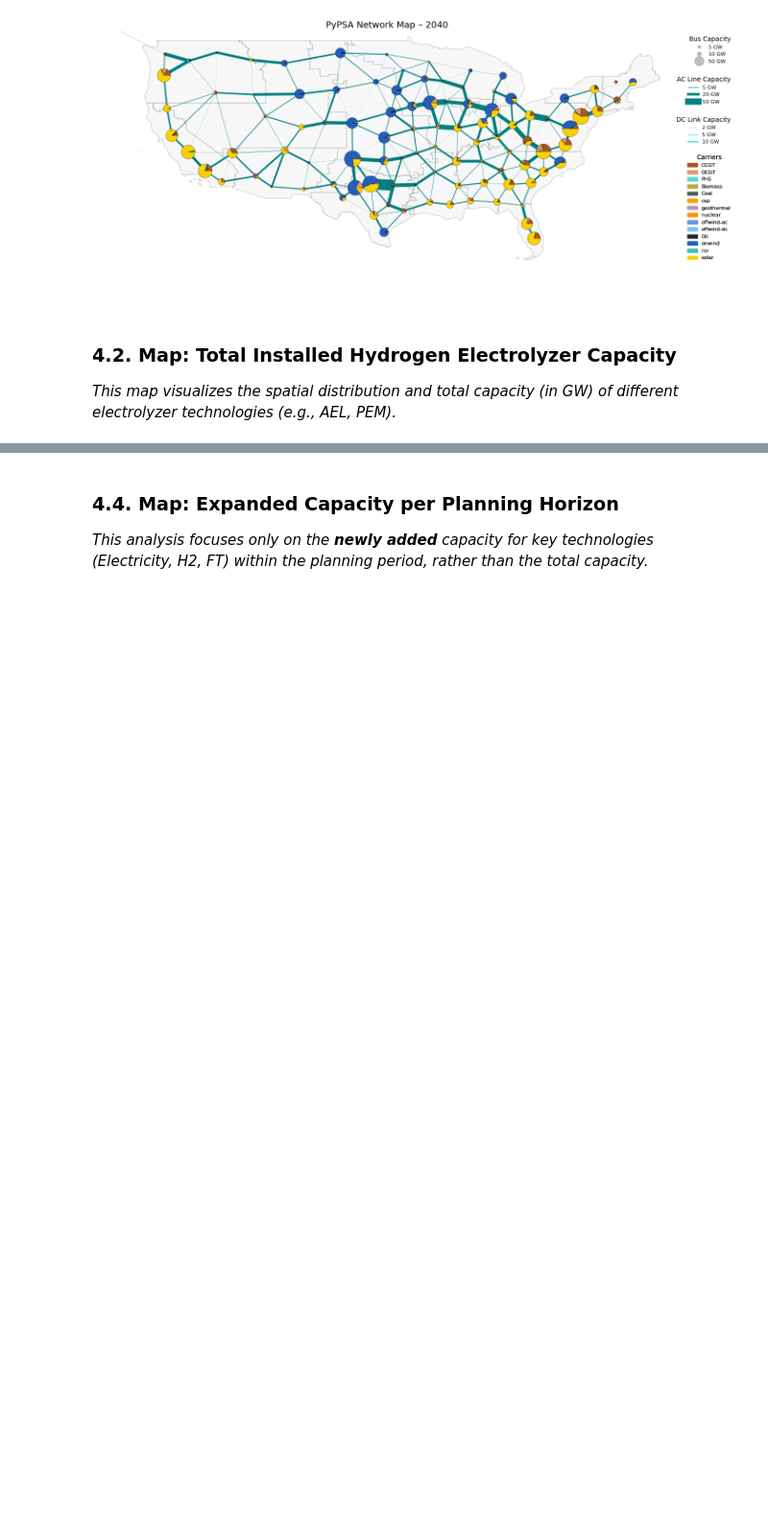
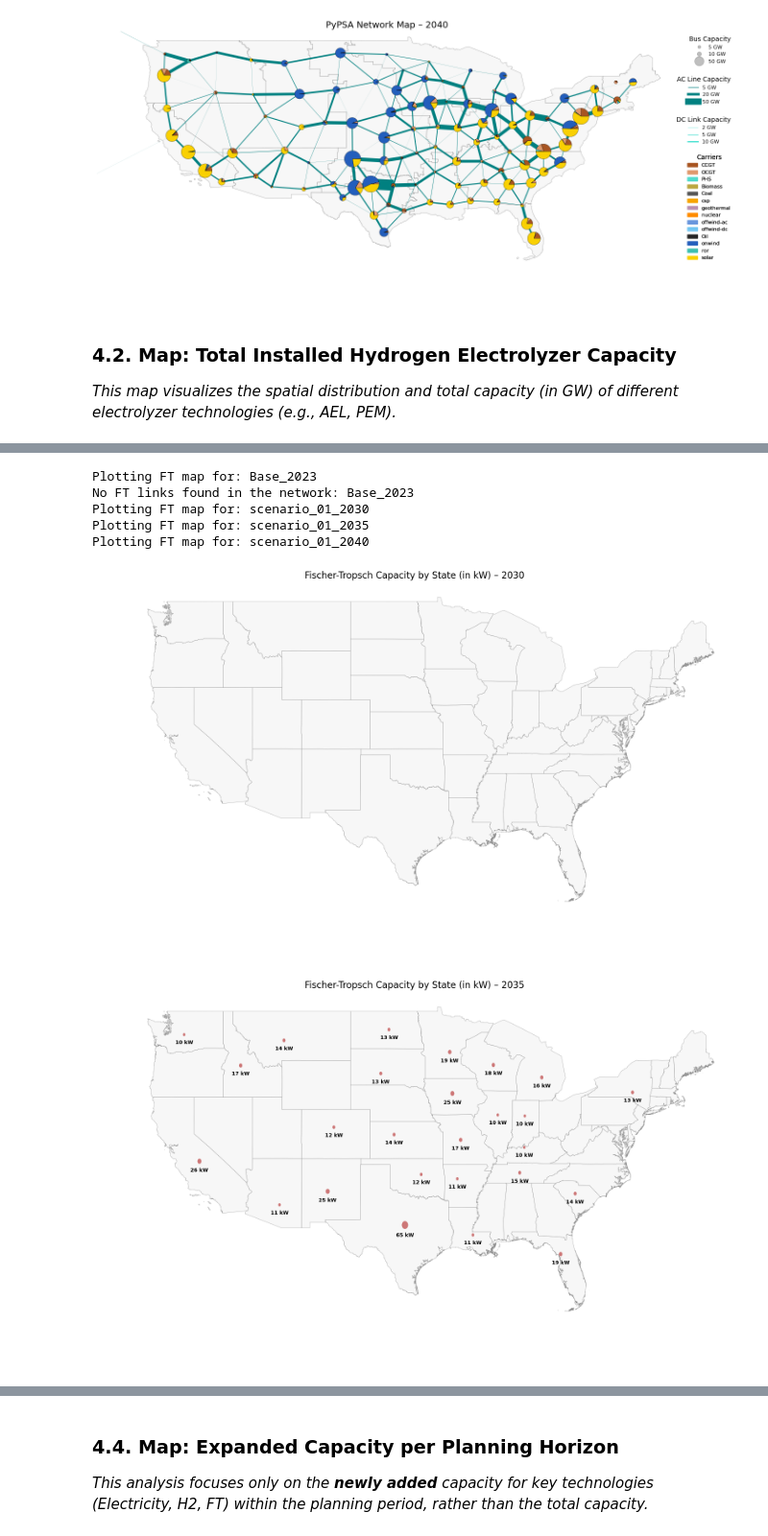
Before and after one commit to open-energy-transition/efuels-supply-potentials, a Jupyter notebook: notebooks/scenario_analysis_single.ipynb, the cells around one changed output, grey strips where cells are left out. Shown at 96% size. Drawn from its saved outputs; the diff is of its cells as text; code cells hidden in the pictures; blank space fills up the shorter version.

Commit message:
update FT capacity plots

```diff
--- a/notebooks/scenario_analysis_single.ipynb
+++ b/notebooks/scenario_analysis_single.ipynb
@@ -124,7 +124,7 @@ Loaded: scenario_01_2040
  Uploaded networks:
 ['Base_2023', 'scenario_01_2030', 'scenario_01_2035', 'scenario_01_2040']
 # %%
-region_shapes_path = project_root / "needs_grid_regions_aggregated.geojson"
+grid_region_shapes_path = project_root / "needs_grid_regions_aggregated.geojson"
 state_shapes_path = project_root / "gadm41_USA_1.json"
 # %%
 tech_colors = {
@@ -751,7 +751,7 @@ def compute_data_center_load(network):
     """
     Compute data center load by grid region and by state
     """
-    n = attach_grid_region_to_buses(network, region_shapes_path)
+    n = attach_grid_region_to_buses(network, grid_region_shapes_path)
     n = attach_state_to_buses(network, state_shapes_path)
 
     data_center_loads = n.loads.query("carrier in 'data center'")
@@ -869,7 +869,7 @@ def fill_missing_nice_names(n, nice_names):
         else:
             print(f"No nice_name found for '{idx}' in nice_names dictionary.")
 
-regions_onshore = gpd.read_file(region_shapes_path)
+regions_onshore = gpd.read_file(grid_region_shapes_path)
 
 # Prepare Data for Plotting
 gen_p_nom_opt = n.generators.groupby(["bus", "carrier"]).p_nom_opt.sum()
@@ -1330,5 +1325,0 @@ n = networks["Scenario A"].copy()
-# %%
-ft_links = n.links[
-        n.links['carrier'].str.contains('FT|Fischer|Tropsch', case=False, na=False) |
-        n.links.index.str.contains('FT|Fischer|Tropsch', case=False, na=False)
-    ].copy()
@@ -1431,0 +1401,17 @@ def create_ft_capacity_map(network, path_shapes, distance_crs=4326, min_capacity
+# %%
+for name, net in networks.items():
+    print(f"Plotting FT map for: {name}")
+    fig, ax, data = create_ft_capacity_map(
+        net.copy(),
+        path_shapes=state_shapes_path,
+        network_name=name,
+        min_capacity_kw=10
+    )
+# %% [output]
+Plotting FT map for: Base_2023
+No FT links found in the network: Base_2023
+Plotting FT map for: scenario_01_2030
+Plotting FT map for: scenario_01_2035
+Plotting FT map for: scenario_01_2040
+[figure, added]
+[figure, added]
```
Also changed, not shown: parts of 12 cells of this notebook.
